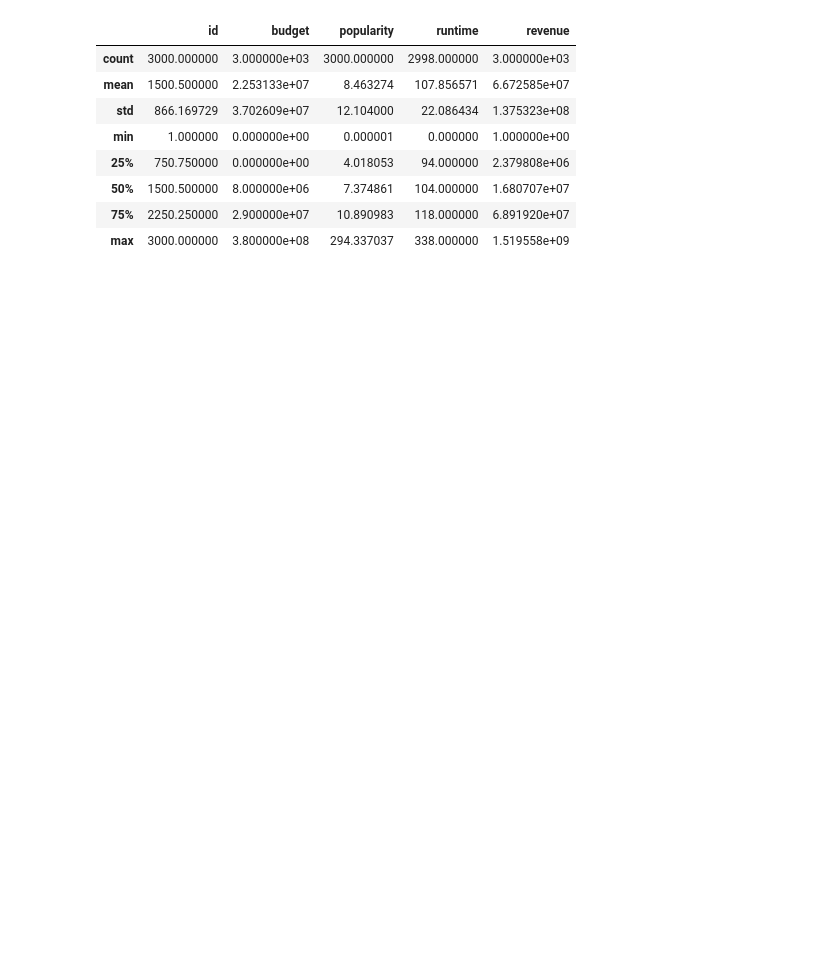
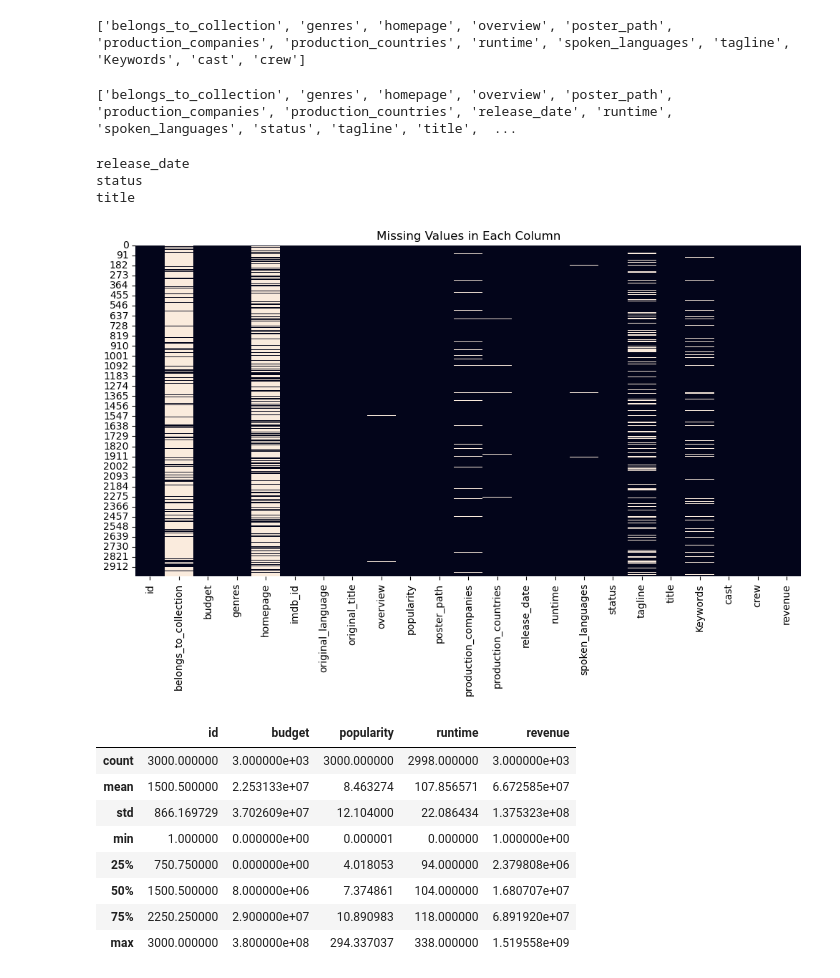
Before and after one commit to ntcong4700/EKI_del_Pino, a Jupyter notebook: 3. Aufgabe ML Regression/TMDB/TMDB.ipynb, the cells around one changed output. Saved outputs shown, nothing was run; the diff lists cells and outputs as text; code cells hidden in the pictures; blank space fills up the shorter version.

```diff
--- a/3. Aufgabe ML Regression/TMDB/TMDB.ipynb
+++ b/3. Aufgabe ML Regression/TMDB/TMDB.ipynb
@@ -27,3 +59,41 @@ test_data.head()
+# %%
+i = 0
+missing_train = []
+for x in train_data.isnull().sum():
+    if(x != 0):
+        missing_train.append(train_data.columns[i])
+    i+=1
+print(missing_train)
+# %% [output]
+['belongs_to_collection', 'genres', 'homepage', 'overview', 'poster_path', 'production_companies', 'production_countries', 'runtime', 'spoken_languages', 'tagline', 'Keywords', 'cast', 'crew']
+# %%
+i = 0
+missing_test = []
+for x in test_data.isnull().sum():
+    if(x != 0):
+        missing_test.append(test_data.columns[i])
+    i+=1
+print(missing_test)
+# %% [output]
+['belongs_to_collection', 'genres', 'homepage', 'overview', 'poster_path', 'production_companies', 'production_countries', 'release_date', 'runtime', 'spoken_languages', 'status', 'tagline', 'title',  ...
+# %%
+for x in missing_test:
+    if(x not in missing_train):
+        print(x)
+for x in missing_train:
+    if(x not in missing_test):
+        print(x)
+# %% [output]
+release_date
+status
+title
+# %%
+plt.figure(figsize=(12,6))
+sns.heatmap(train_data.isnull(), cbar=False)
+plt.title("Missing Values in Each Column")
+plt.show()
+# %% [output]
+[figure, added]
 # %%
 train_data.describe()
 # %% [output]
```
Also changed, not shown: parts of 26 cells of this notebook, 2 other files.
